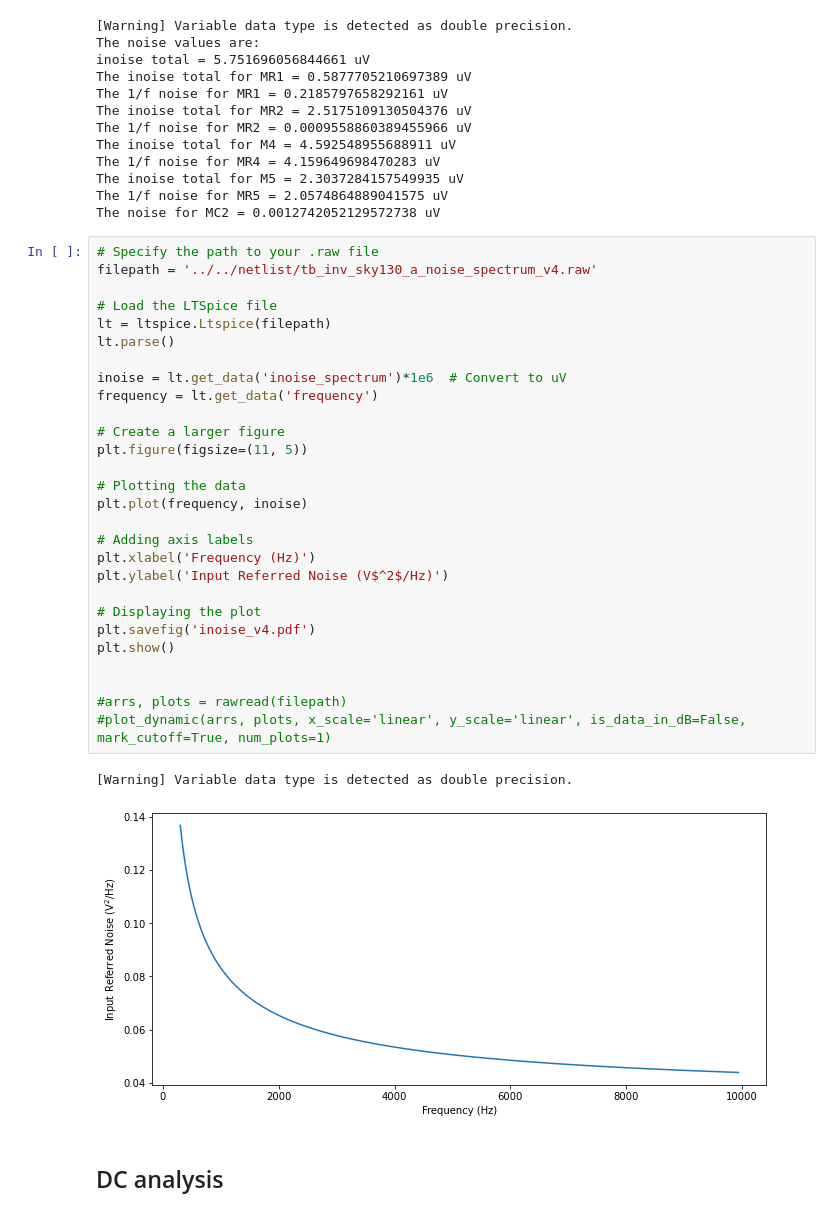
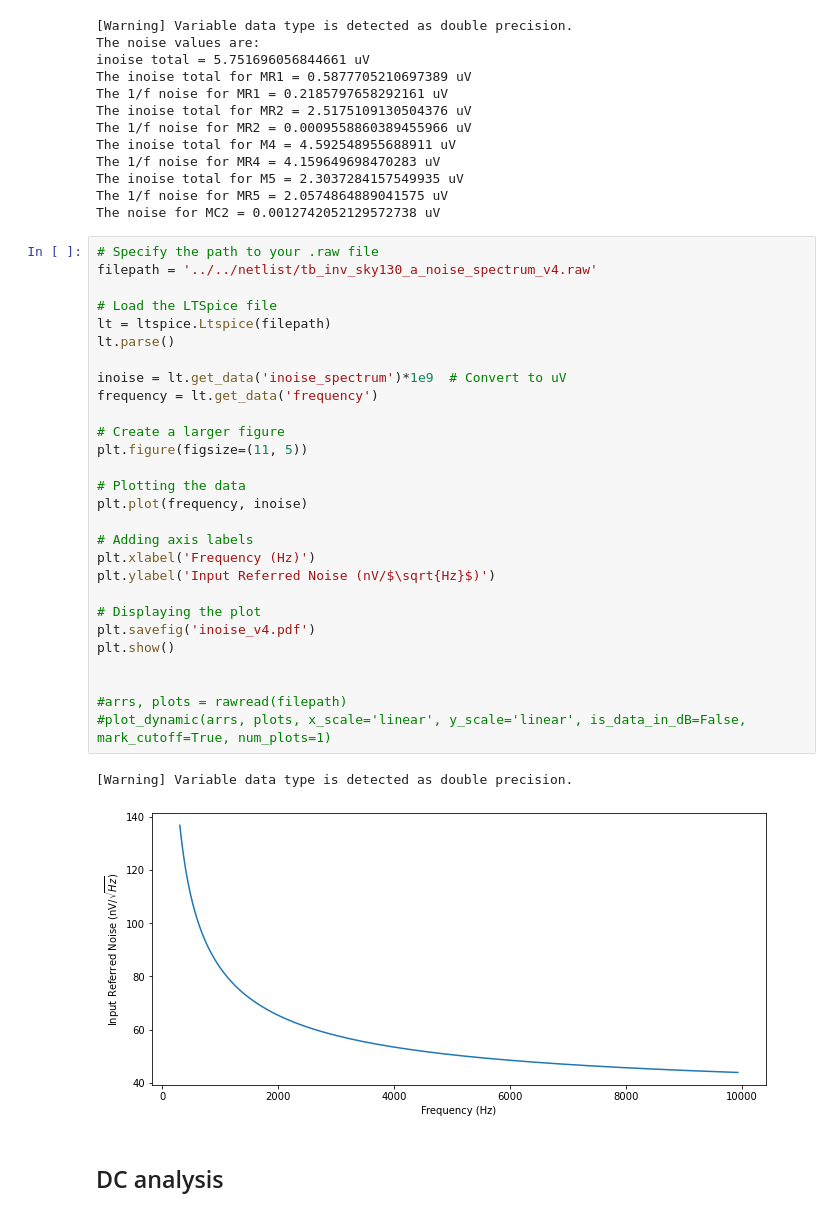
Before and after one commit to miguelcorrea0107/MA2_project, a Jupyter notebook: Amplifier_Inv/python_calc/v4/sim_results_v4.ipynb, the cells around one changed output. Drawn from its saved outputs; the diff is of its cells as text.

```diff
--- a/Amplifier_Inv/python_calc/v4/sim_results_v4.ipynb
+++ b/Amplifier_Inv/python_calc/v4/sim_results_v4.ipynb
@@ -348,34 +348,34 @@ The noise for MC2 = 0.0012742052129572738 uV
 # %%
 # Specify the path to your .raw file
 filepath = '../../netlist/tb_inv_sky130_a_noise_spectrum_v4.raw'
 
 # Load the LTSpice file
 lt = ltspice.Ltspice(filepath)
 lt.parse()
 
-inoise = lt.get_data('inoise_spectrum')*1e6  # Convert to uV
+inoise = lt.get_data('inoise_spectrum')*1e9  # Convert to uV
 frequency = lt.get_data('frequency')
 
 # Create a larger figure
 plt.figure(figsize=(11, 5))
 
 # Plotting the data
 plt.plot(frequency, inoise)
 
 # Adding axis labels
 plt.xlabel('Frequency (Hz)')
-plt.ylabel('Input Referred Noise (V$^2$/Hz)')
+plt.ylabel('Input Referred Noise (nV/$\sqrt{Hz}$)')
 
 # Displaying the plot
 plt.savefig('inoise_v4.pdf')
 plt.show()
 
 
 #arrs, plots = rawread(filepath)
 #plot_dynamic(arrs, plots, x_scale='linear', y_scale='linear', is_data_in_dB=False, mark_cutoff=True, num_plots=1)
 # %% [output]
 [Warning] Variable data type is detected as double precision.
-[figure, old version]
+[figure, new version]
 # %% [markdown]
 ## DC analysis
 # %%
```
Also changed, not shown: parts of 2 cells of this notebook, 15 other files.
